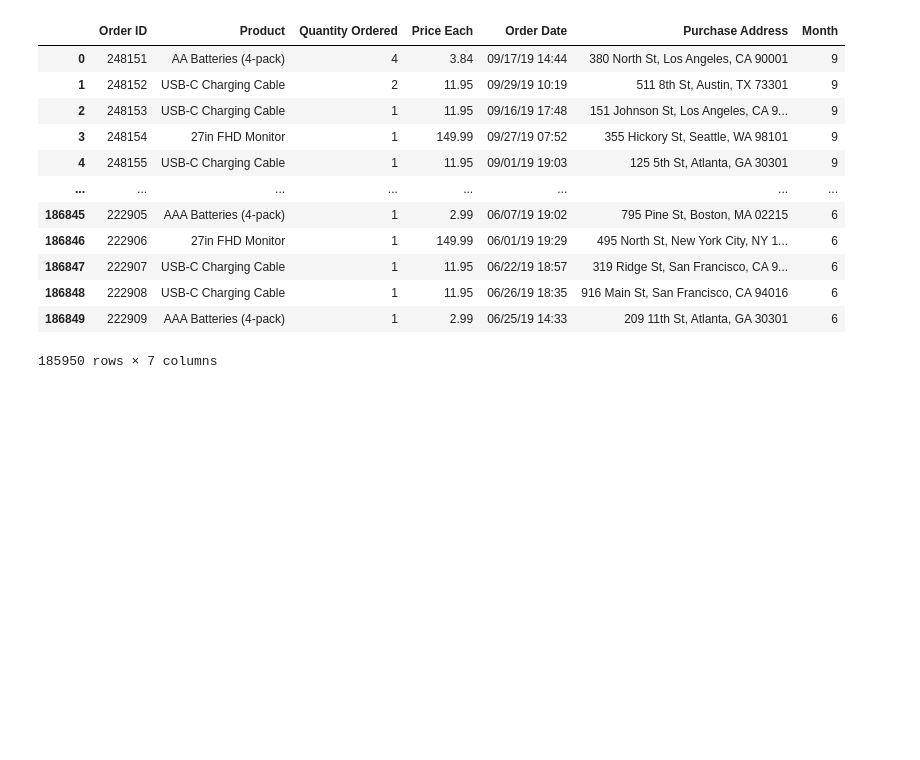
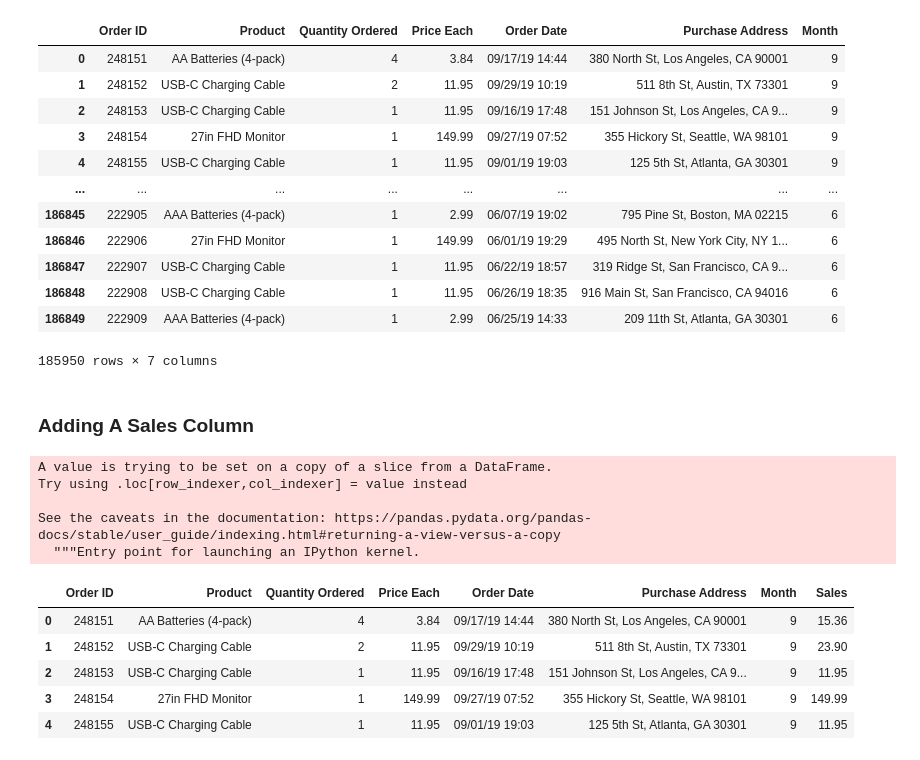
Before and after one commit to decipher07/Sales-Analysis, a Jupyter notebook: Sales_Analysis .ipynb, the cells around one changed output. Saved outputs shown, nothing was run; the diff lists cells and outputs as text; code cells hidden in the pictures; blank space fills up the shorter version.

```diff
--- a/Sales_Analysis .ipynb
+++ b/Sales_Analysis .ipynb
@@ -102,3 +125,20 @@ See the caveats in the documentation: https://pandas.pydata.org/pandas-docs/stab
 | 186848 | 222908 | USB-C Charging Cable | 1 | 11.95 | 06/26/19 18:35 | 916 Main St, San Francisco, CA 94016 | 6 |
 | 186849 | 222909 | AAA Batteries (4-pack) | 1 | 2.99 | 06/25/19 14:33 | 209 11th St, Atlanta, GA 30301 | 6 |
 185950 rows × 7 columns
+# %% [markdown]
+### Adding A Sales Column
+# %%
+all_data['Sales'] = all_data['Quantity Ordered'] * all_data['Price Each']
+all_data.head()
+# %% [output]
+A value is trying to be set on a copy of a slice from a DataFrame.
+Try using .loc[row_indexer,col_indexer] = value instead
+
+See the caveats in the documentation: https://pandas.pydata.org/pandas-docs/stable/user_guide/indexing.html#returning-a-view-versus-a-copy
+  """Entry point for launching an IPython kernel.
+|  | Order ID | Product | Quantity Ordered | Price Each | Order Date | Purchase Address | Month | Sales |
+| 0 | 248151 | AA Batteries (4-pack) | 4 | 3.84 | 09/17/19 14:44 | 380 North St, Los Angeles, CA 90001 | 9 | 15.36 |
+| 1 | 248152 | USB-C Charging Cable | 2 | 11.95 | 09/29/19 10:19 | 511 8th St, Austin, TX 73301 | 9 | 23.90 |
+| 2 | 248153 | USB-C Charging Cable | 1 | 11.95 | 09/16/19 17:48 | 151 Johnson St, Los Angeles, CA 9... | 9 | 11.95 |
+| 3 | 248154 | 27in FHD Monitor | 1 | 149.99 | 09/27/19 07:52 | 355 Hickory St, Seattle, WA 98101 | 9 | 149.99 |
+| 4 | 248155 | USB-C Charging Cable | 1 | 11.95 | 09/01/19 19:03 | 125 5th St, Atlanta, GA 30301 | 9 | 11.95 |
```
Also changed, not shown: parts of 6 cells of this notebook.
